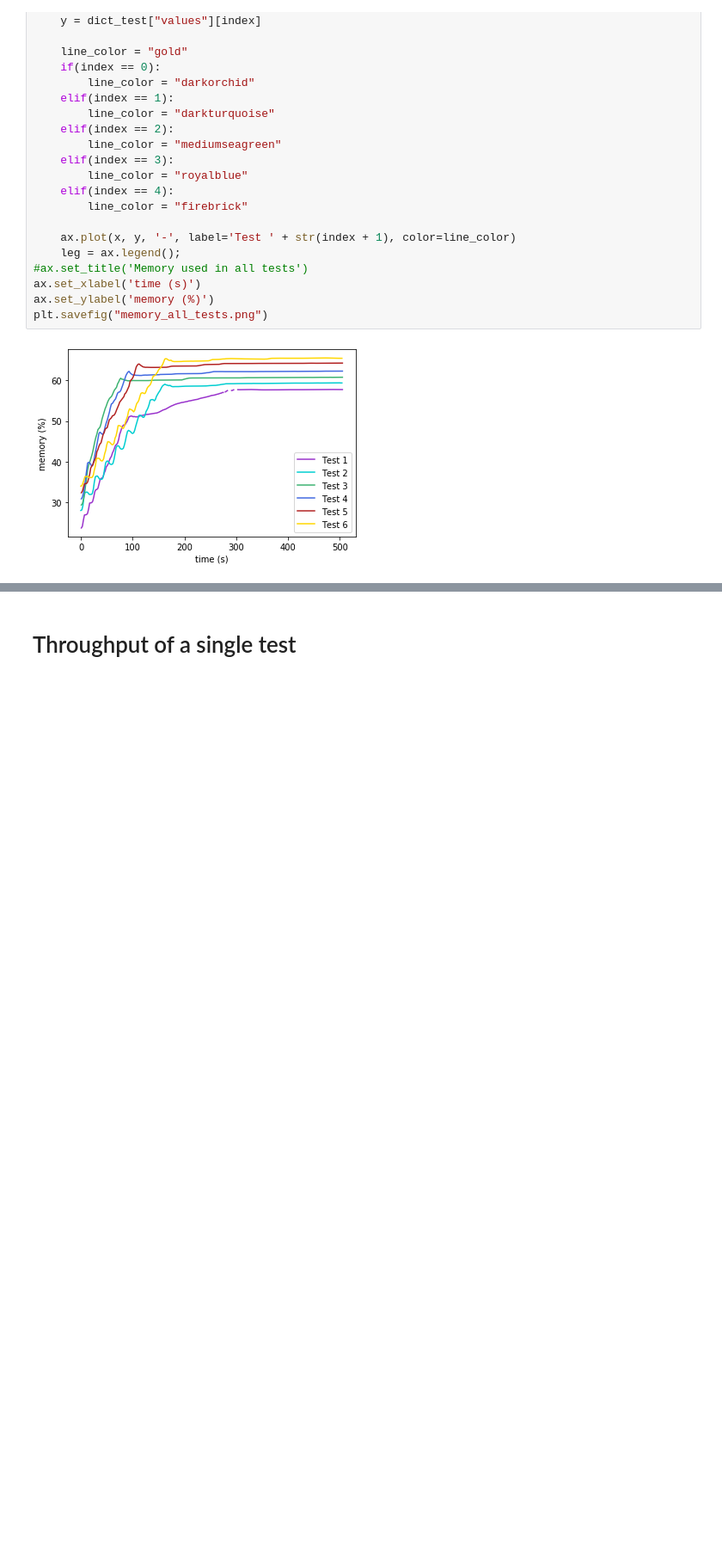
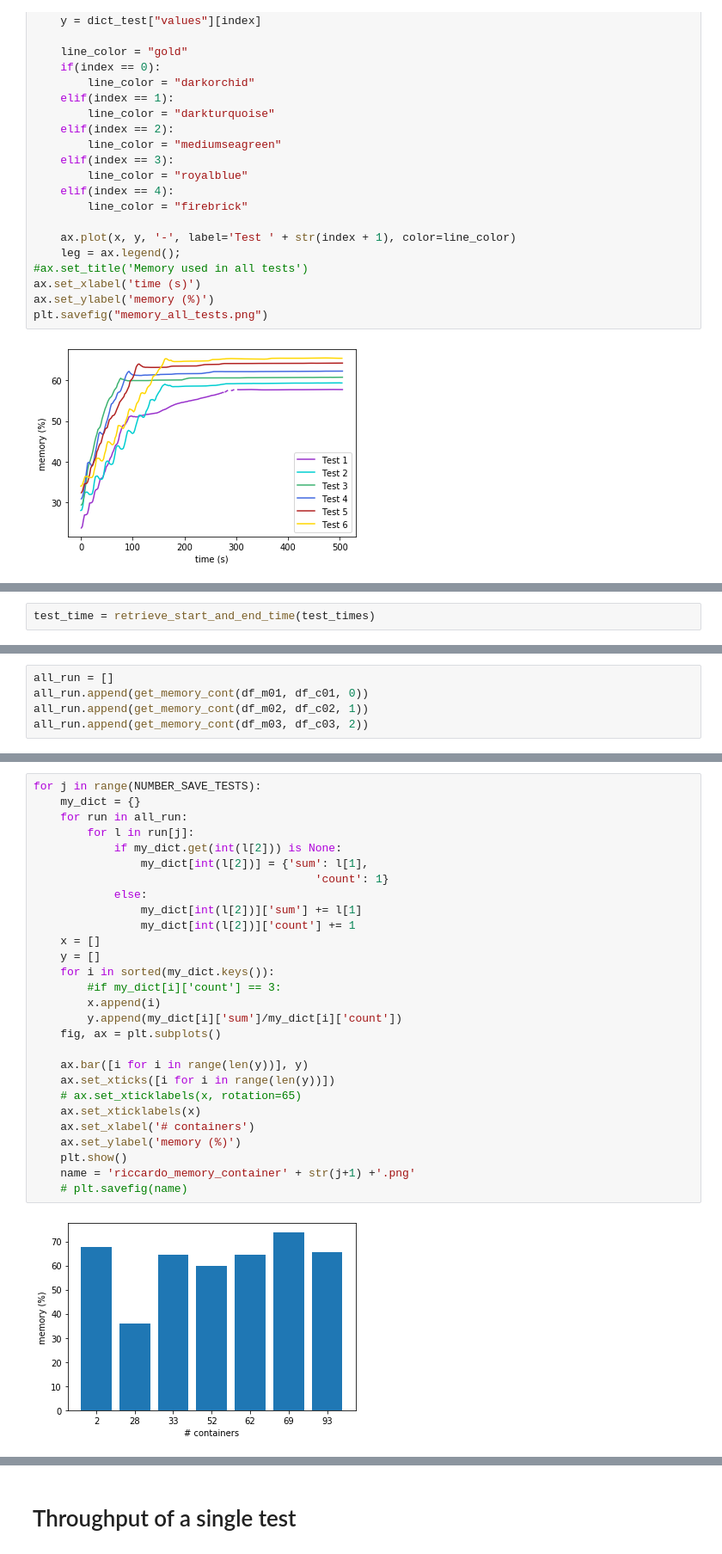
Before and after one commit to ricCap/ELIoT, a Jupyter notebook: stats/stats.ipynb, the cells around one changed output, grey strips where cells are left out. Shown at 86% size. Cells and saved outputs as stored; diff of their text form; blank space fills up the shorter version.

Commit message:
stats notebook updated. Added some figures

```diff
--- a/stats/stats.ipynb
+++ b/stats/stats.ipynb
@@ -457,0 +499,2 @@ plt.savefig("memory_all_tests.png")
+# %%
+test_time = retrieve_start_and_end_time(test_times)
@@ -457,0 +546,5 @@ plt.savefig("memory_all_tests.png")
+# %%
+all_run = []
+all_run.append(get_memory_cont(df_m01, df_c01, 0))
+all_run.append(get_memory_cont(df_m02, df_c02, 1))
+all_run.append(get_memory_cont(df_m03, df_c03, 2))
@@ -457,0 +571,30 @@ plt.savefig("memory_all_tests.png")
+# %%
+for j in range(NUMBER_SAVE_TESTS):
+    my_dict = {}
+    for run in all_run:
+        for l in run[j]:
+            if my_dict.get(int(l[2])) is None:
+                my_dict[int(l[2])] = {'sum': l[1],
+                                          'count': 1}
+            else:
+                my_dict[int(l[2])]['sum'] += l[1]
+                my_dict[int(l[2])]['count'] += 1
+    x = []
+    y = []
+    for i in sorted(my_dict.keys()):
+        #if my_dict[i]['count'] == 3:
+        x.append(i)
+        y.append(my_dict[i]['sum']/my_dict[i]['count'])
+    fig, ax = plt.subplots()
+
+    ax.bar([i for i in range(len(y))], y)
+    ax.set_xticks([i for i in range(len(y))])
+    # ax.set_xticklabels(x, rotation=65)
+    ax.set_xticklabels(x)
+    ax.set_xlabel('# containers')
+    ax.set_ylabel('memory (%)')
+    plt.show()
+    name = 'riccardo_memory_container' + str(j+1) +'.png'
+    # plt.savefig(name)
+# %% [output]
+[figure, added]
```
Also changed, not shown: parts of 21 cells of this notebook, 28 other files.
